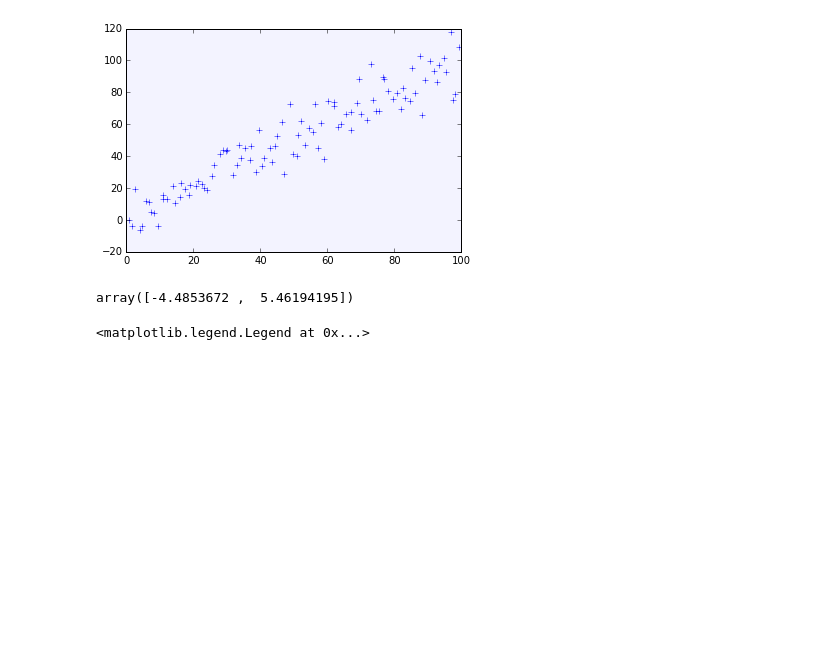
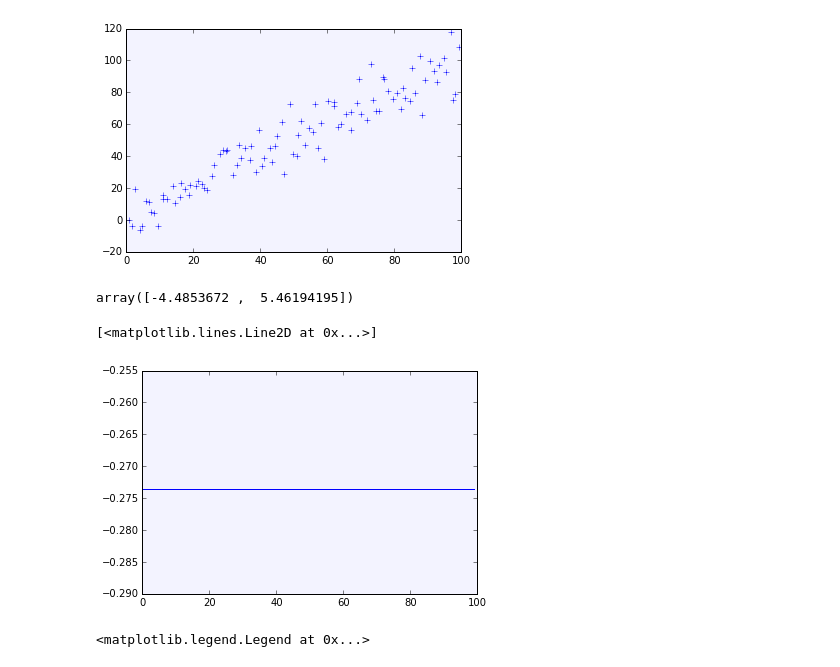
Before and after one commit to alexisperrier/gads, a Jupyter notebook: 06_scikit_regression/py/L6 Linear Regression Scikit.ipynb, the cells around one changed output. Cells and saved outputs as stored; diff of their text form; code cells hidden in the pictures; blank space fills up the shorter version.

```diff
--- a/06_scikit_regression/py/L6 Linear Regression Scikit.ipynb
+++ b/06_scikit_regression/py/L6 Linear Regression Scikit.ipynb
@@ -69,10 +71,18 @@ clf.coef_
 array([-4.4853672 ,  5.46194195])
 # %%
 # 2 ways same result
+
 # Algebric
-# y_hat = np.array(X).dot(clf.coef_)
+y_hat1 = np.array(X).dot(clf.coef_)
+
 # Scikit predict
-y_hat = clf.predict(X)
+y_hat2 = clf.predict(X)
+
+
+plt.plot(y_hat1  - y_hat2)
+# %% [output]
+[<matplotlib.lines.Line2D at 0x...>]
+[figure, added]
 # %%
 fig,[ax1,ax2] = plt.subplots(1,2,figsize=(12,6))
 
```
Also changed, not shown: parts of 2 cells of this notebook, 2 other files.
